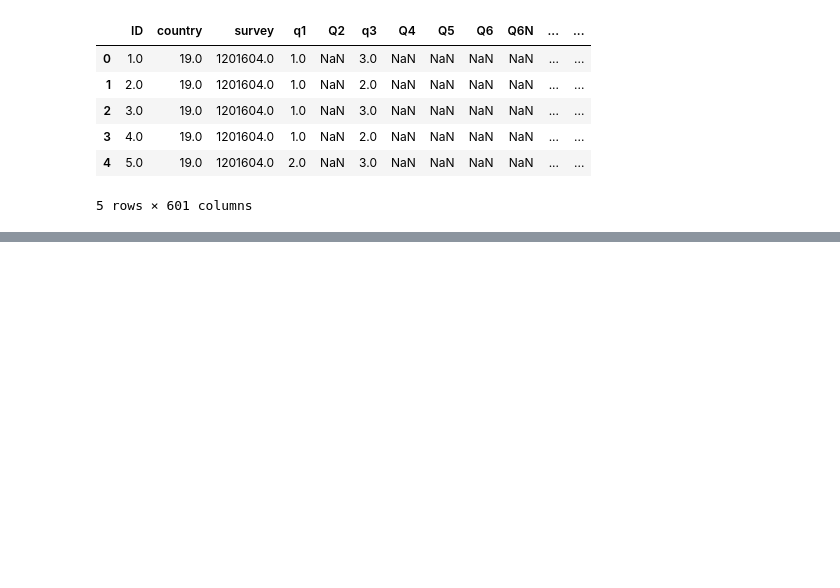
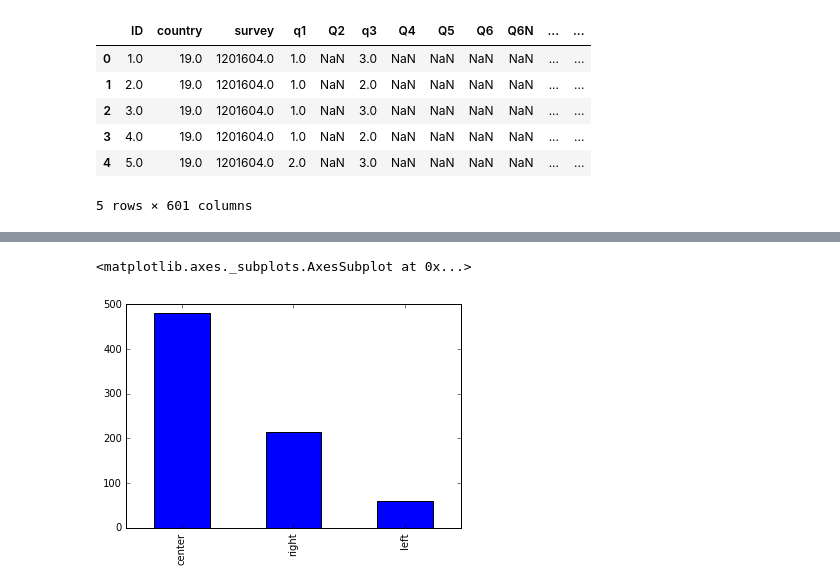
Before and after one commit to luxs-castle/nationalism-analysis, a Jupyter notebook: notebook.ipynb, the cells around one changed output, grey strips where cells are left out. Drawn from its saved outputs; the diff is of its cells as text; code cells hidden in the pictures; blank space fills up the shorter version.

```diff
--- a/notebook.ipynb
+++ b/notebook.ipynb
@@ -18,0 +88,7 @@ df.head()
+# %%
+df['political view'] = pd.cut(df['Q132'], [-1, 1, 4, 6], labels=['left', 'center', 'right'])
+# %%
+df['political view'].value_counts().plot(kind='bar')
+# %% [output]
+<matplotlib.axes._subplots.AxesSubplot at 0x...>
+[figure, added]
```
Also changed, not shown: parts of 12 cells of this notebook.
